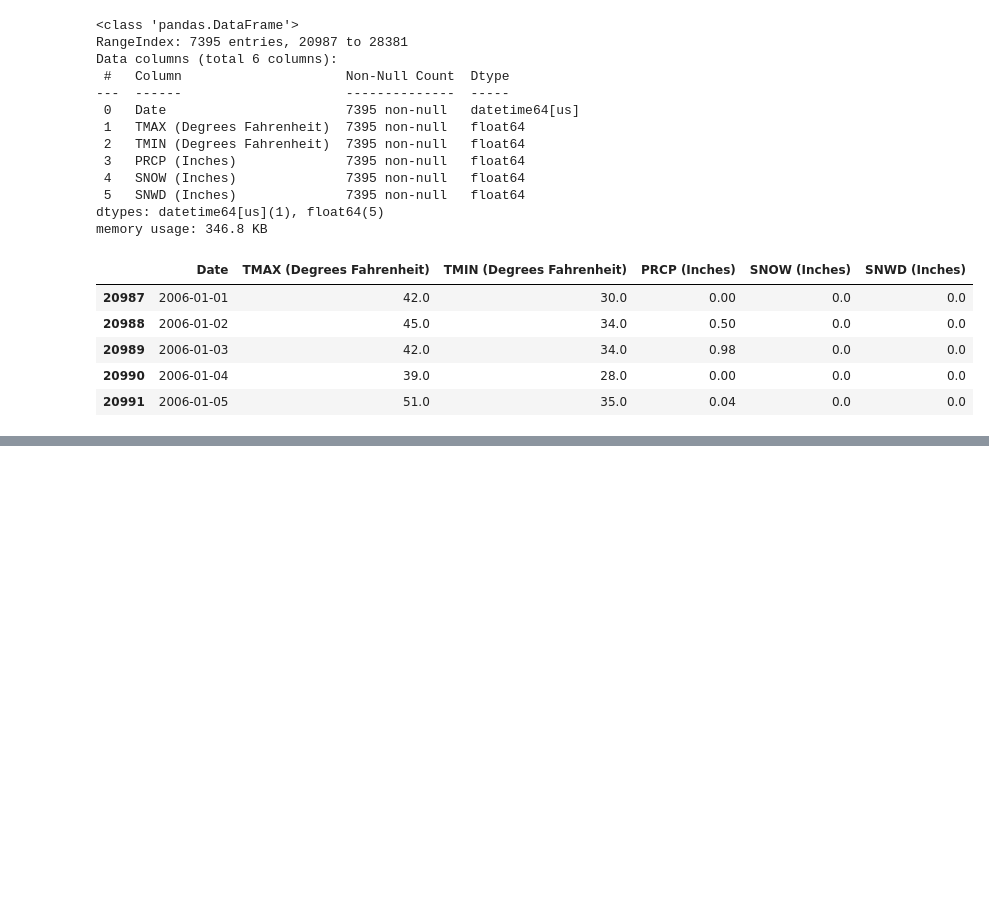
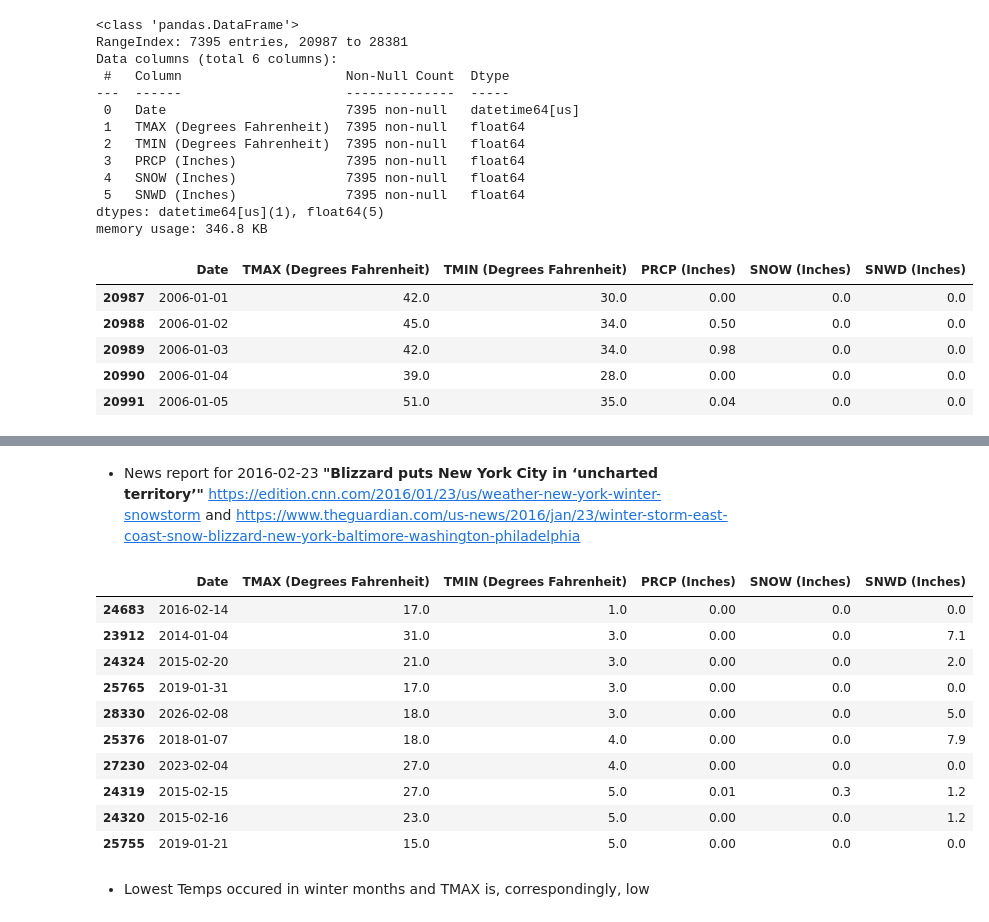
Before and after one commit to StevenKinghorn/NYCOpenData-Shootings-2006-Present, a Jupyter notebook: notebooks/2_Importing_inspecting_weather_data.ipynb, the cells around one changed output, grey strips where cells are left out. Drawn from its saved outputs; the diff is of its cells as text; code cells hidden in the pictures; blank space fills up the shorter version.

```diff
--- a/notebooks/2_Importing_inspecting_weather_data.ipynb
+++ b/notebooks/2_Importing_inspecting_weather_data.ipynb
@@ -203,0 +235,19 @@ df_weather_2006_2026.head()
+# %% [markdown]
+- News report for 2016-02-23 **"Blizzard puts New York City in ‘uncharted territory’"** https://edition.cnn.com/2016/01/23/us/weather-new-york-winter-snowstorm and https://www.theguardian.com/us-news/2016/jan/23/winter-storm-east-coast-snow-blizzard-new-york-baltimore-washington-philadelphia
+# %%
+#TMIN of 1 degree Fahrenheit looks low but not unusual
+df_weather_2006_2026.nsmallest(10, "TMIN (Degrees Fahrenheit)")
+# %% [output]
+|  | Date | TMAX (Degrees Fahrenheit) | TMIN (Degrees Fahrenheit) | PRCP (Inches) | SNOW (Inches) | SNWD (Inches) |
+| 24683 | 2016-02-14 | 17.0 | 1.0 | 0.00 | 0.0 | 0.0 |
+| 23912 | 2014-01-04 | 31.0 | 3.0 | 0.00 | 0.0 | 7.1 |
+| 24324 | 2015-02-20 | 21.0 | 3.0 | 0.00 | 0.0 | 2.0 |
+| 25765 | 2019-01-31 | 17.0 | 3.0 | 0.00 | 0.0 | 0.0 |
+| 28330 | 2026-02-08 | 18.0 | 3.0 | 0.00 | 0.0 | 5.0 |
+| 25376 | 2018-01-07 | 18.0 | 4.0 | 0.00 | 0.0 | 7.9 |
+| 27230 | 2023-02-04 | 27.0 | 4.0 | 0.00 | 0.0 | 0.0 |
+| 24319 | 2015-02-15 | 27.0 | 5.0 | 0.01 | 0.3 | 1.2 |
+| 24320 | 2015-02-16 | 23.0 | 5.0 | 0.00 | 0.0 | 1.2 |
+| 25755 | 2019-01-21 | 15.0 | 5.0 | 0.00 | 0.0 | 0.0 |
+# %% [markdown]
+- Lowest Temps occured in winter months and TMAX is, correspondingly, low
```
Also changed, not shown: parts of 5 cells of this notebook, 1 other file.
